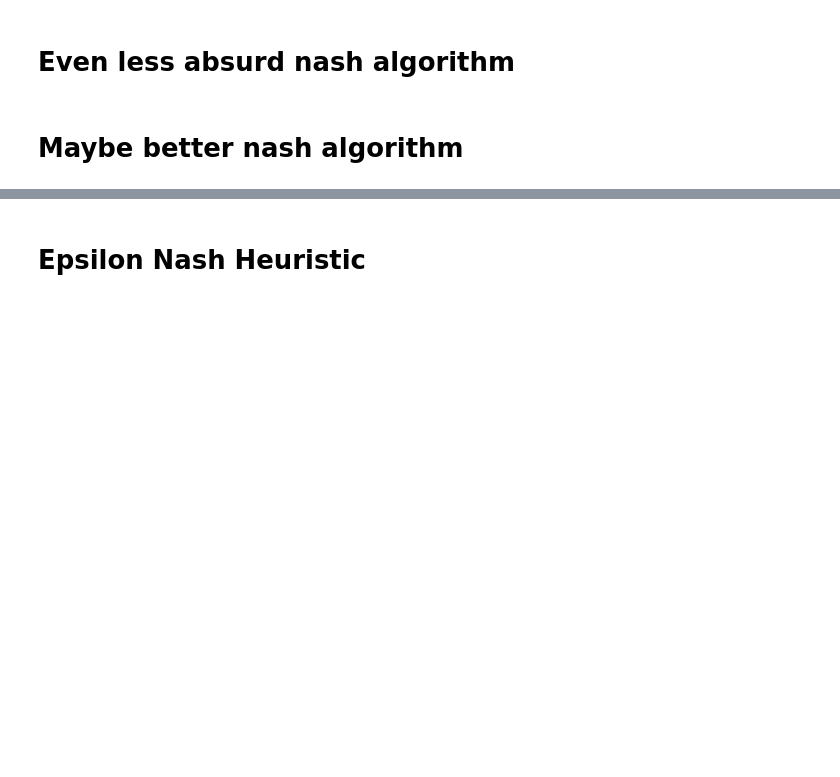
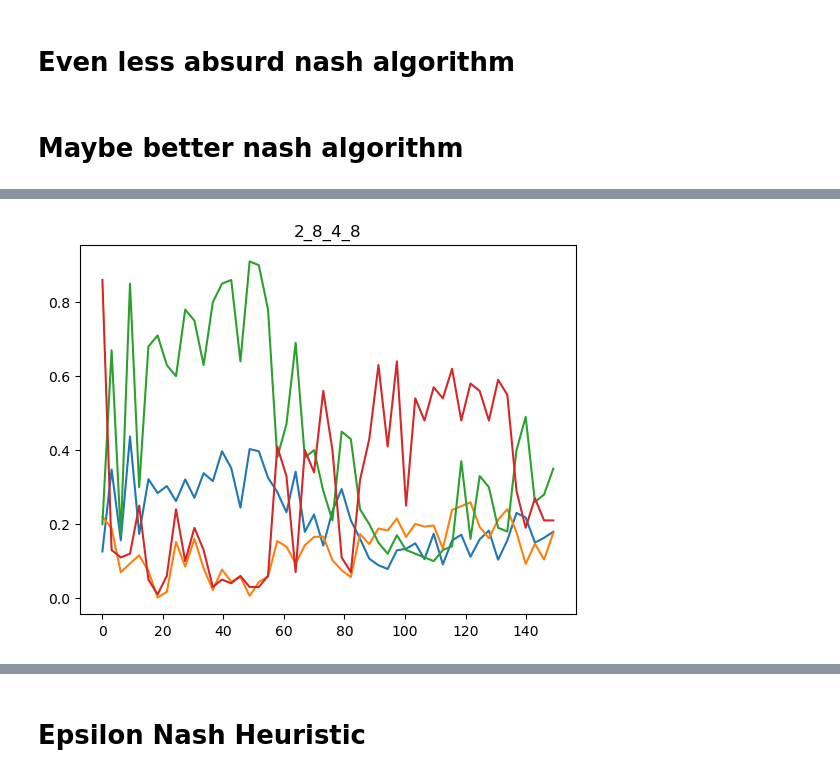
Before and after one commit to MalcolmForsyth/580Project, a Jupyter notebook: continuous/continuous.ipynb, the cells around one changed output, grey strips where cells are left out. Saved outputs shown, nothing was run; the diff lists cells and outputs as text; code cells hidden in the pictures; blank space fills up the shorter version.

```diff
--- a/continuous/continuous.ipynb
+++ b/continuous/continuous.ipynb
@@ -233,7 +229,7 @@ cs = ContSolve(X, Y, k, l, device)
 learning_rate = 10
 for epoch in range(1, 51):
     r2 = cs()
-    print(r2)
+    print_bool(r2)
     loss = r2
     loss.backward()
     with torch.no_grad():
@@ -674,7 +670,11 @@ np.savetxt("qs.txt", qs)
 # %% [markdown]
 # Maybe better nash algorithm
 # %%
-import multiprocessing
-cores = multiprocessing.cpu_count()
-cores
+import multiprocess
+cores = multiprocess.cpu_count()
+print(cores)
+pool = multiprocess.Pool(cores - 1)
+import itertools
+import timeit
+from functools import partial
 # %% [output]
@@ -872,0 +996,2 @@ def egt_mod(num_epochs = 500, coef = 1, rep_score = 'mean', ols_weight = 'score'
+# %%
+ps, qs = egt_mod(num_epochs=300, coef=5, samples_coef=[2, 8, 4, 8])
@@ -872,0 +1009,6 @@ def egt_mod(num_epochs = 500, coef = 1, rep_score = 'mean', ols_weight = 'score'
+# %%
+# all_plots_loss(ps, qs, "Loss for Nash Method with Log LS", ["2, 8, 4, 8"], 1, True)
+fig, ax = plt.subplots()
+plot_loss(ax, ps, qs, "2_8_4_8", 50, numpy_type=True)
+# %% [output]
+[figure, added]
```
Also changed, not shown: parts of 24 cells of this notebook.
